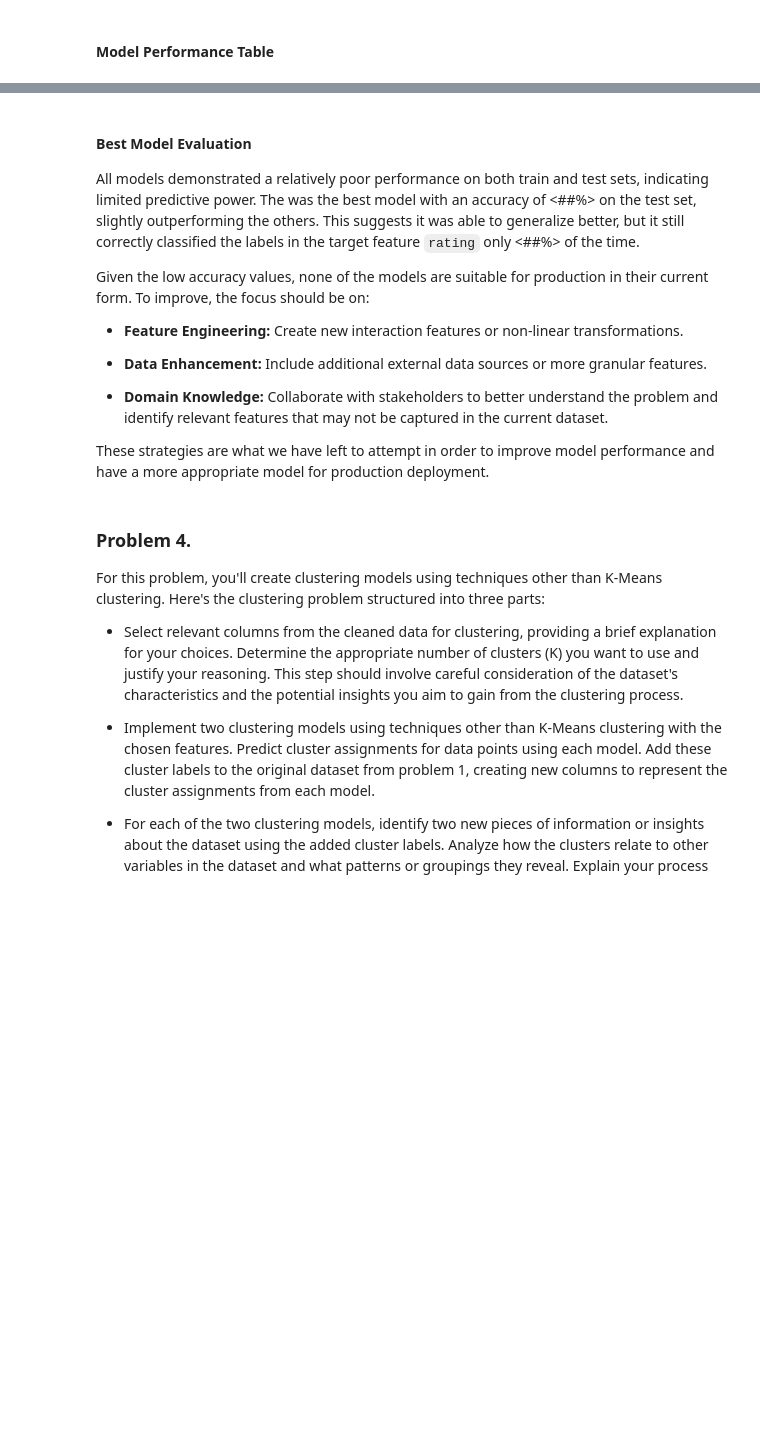
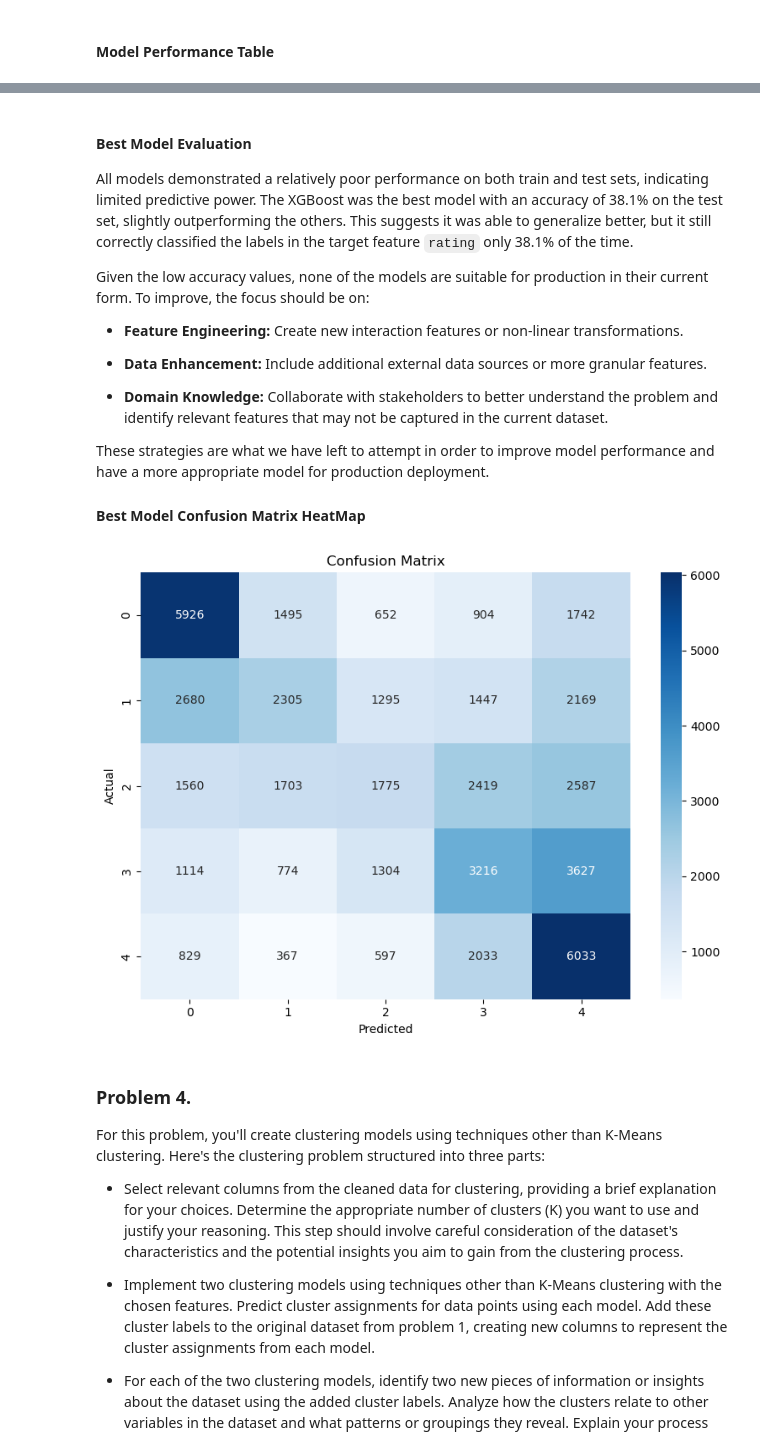
Before and after one commit to gabriel-ferreira-life/546_advanced_business_analytics, a Jupyter notebook: homework/homework_2/HW2_Solutions_2146.ipynb, the cells around one changed output, grey strips where cells are left out. Drawn from its saved outputs; the diff is of its cells as text; code cells hidden in the pictures; blank space fills up the shorter version.

```diff
--- a/homework/homework_2/HW2_Solutions_2146.ipynb
+++ b/homework/homework_2/HW2_Solutions_2146.ipynb
@@ -2145,7 +2175,7 @@ class_model_perfor_df.head()
 # %% [markdown]
 #### Best Model Evaluation
 
-All models demonstrated a relatively poor performance on both train and test sets, indicating limited predictive power. The <model> was the best model with an accuracy of <##%> on the test set, slightly outperforming the others. This suggests it was able to generalize better, but it still correctly classified the labels in the target feature `rating` only <##%> of the time.
+All models demonstrated a relatively poor performance on both train and test sets, indicating limited predictive power. The XGBoost was the best model with an accuracy of 38.1% on the test set, slightly outperforming the others. This suggests it was able to generalize better, but it still correctly classified the labels in the target feature `rating` only 38.1% of the time.
 
 Given the low accuracy values, none of the models are suitable for production in their current form. To improve, the focus should be on:
 
@@ -2156,6 +2186,22 @@ Given the low accuracy values, none of the models are suitable for production in
 * **Domain Knowledge:** Collaborate with stakeholders to better understand the problem and identify relevant features that may not be captured in the current dataset.
 
 These strategies are what we have left to attempt in order to improve model performance and have a more appropriate model for production deployment.
+
+#### Best Model Confusion Matrix HeatMap
+# %%
+# XGBoost Confusion Matrix for the test dataset
+conf_matrix = confusion_matrix(y_test, xgb_y_test_pred)
+
+# Step 8: Plot the confusion matrix as a heatmap
+plt.figure(figsize=(8, 6))
+sns.heatmap(conf_matrix, annot=True, fmt='d', cmap='Blues')
+plt.title('Confusion Matrix')
+plt.ylabel('Actual')
+plt.xlabel('Predicted')
+plt.tight_layout()
+plt.show()
+# %% [output]
+[figure, added]
 # %% [markdown]
 ### Problem 4.
 For this problem, you'll create clustering models using techniques other than K-Means clustering.
```
Also changed, not shown: parts of 11 cells of this notebook.
